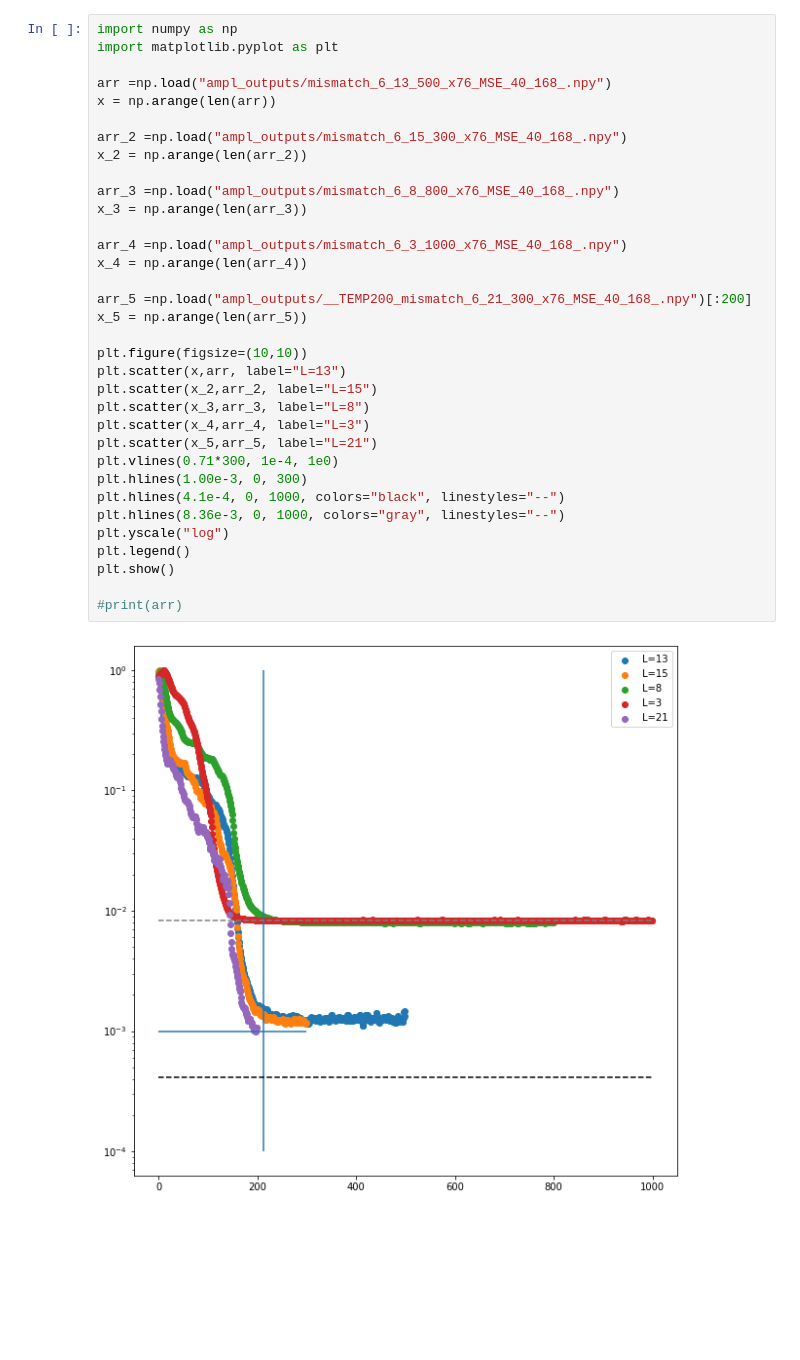
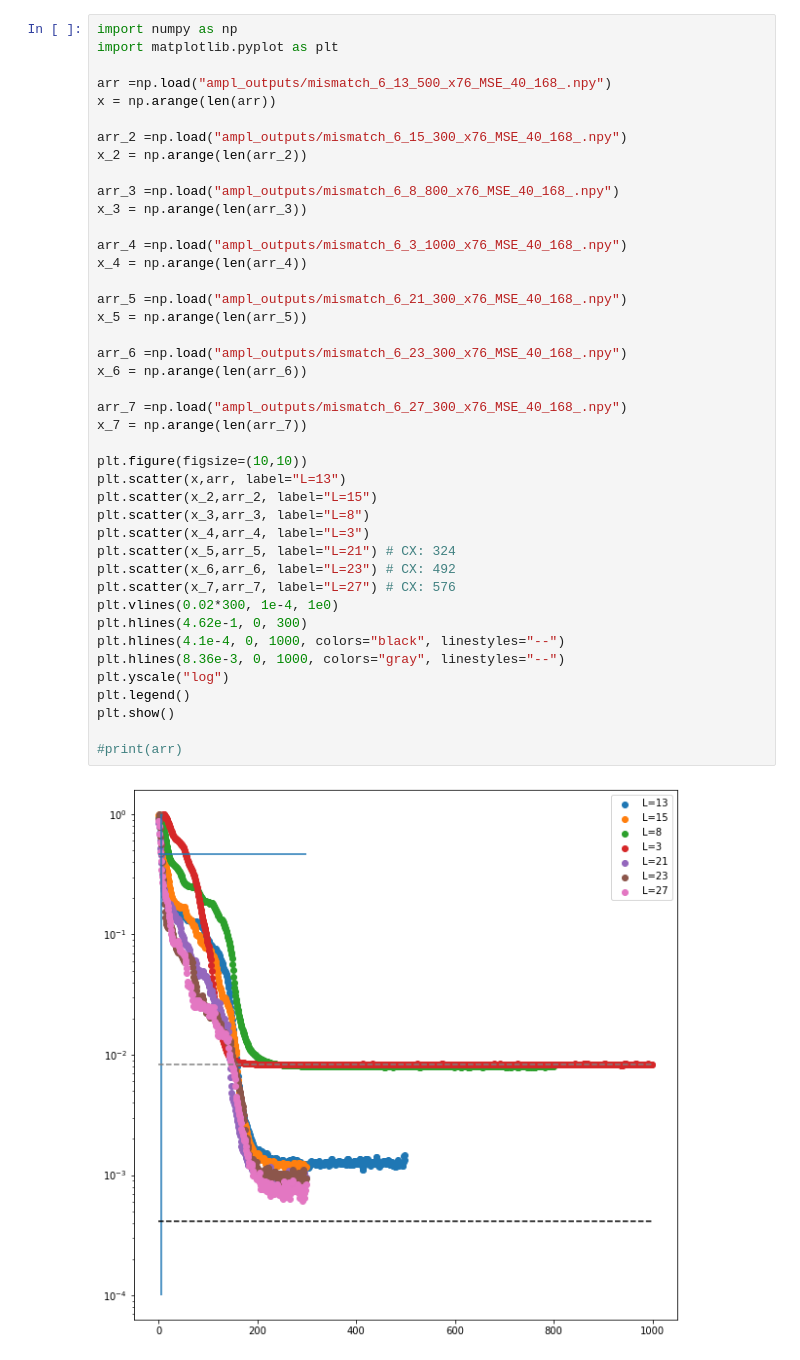
Before and after one commit to david-f-amorim/PQC_function_evaluation, a Jupyter notebook: first_steps.ipynb, the cells around one changed output. Saved outputs shown, nothing was run; the diff lists cells and outputs as text; blank space fills up the shorter version.

Commit message:
ampl encoding trials

```diff
--- a/first_steps.ipynb
+++ b/first_steps.ipynb
@@ -2,35 +2,43 @@
 import numpy as np
 import matplotlib.pyplot as plt
 
 arr =np.load("ampl_outputs/mismatch_6_13_500_x76_MSE_40_168_.npy")
 x = np.arange(len(arr))
 
 arr_2 =np.load("ampl_outputs/mismatch_6_15_300_x76_MSE_40_168_.npy")
 x_2 = np.arange(len(arr_2))
 
 arr_3 =np.load("ampl_outputs/mismatch_6_8_800_x76_MSE_40_168_.npy")
 x_3 = np.arange(len(arr_3))
 
 arr_4 =np.load("ampl_outputs/mismatch_6_3_1000_x76_MSE_40_168_.npy")
 x_4 = np.arange(len(arr_4))
 
-arr_5 =np.load("ampl_outputs/__TEMP200_mismatch_6_21_300_x76_MSE_40_168_.npy")[:200]
+arr_5 =np.load("ampl_outputs/mismatch_6_21_300_x76_MSE_40_168_.npy")
 x_5 = np.arange(len(arr_5))
+
+arr_6 =np.load("ampl_outputs/mismatch_6_23_300_x76_MSE_40_168_.npy")
+x_6 = np.arange(len(arr_6))
+
+arr_7 =np.load("ampl_outputs/mismatch_6_27_300_x76_MSE_40_168_.npy")
+x_7 = np.arange(len(arr_7))
 
 plt.figure(figsize=(10,10))
 plt.scatter(x,arr, label="L=13")
 plt.scatter(x_2,arr_2, label="L=15")
 plt.scatter(x_3,arr_3, label="L=8")
 plt.scatter(x_4,arr_4, label="L=3")
-plt.scatter(x_5,arr_5, label="L=21")
-plt.vlines(0.71*300, 1e-4, 1e0)
-plt.hlines(1.00e-3, 0, 300)
+plt.scatter(x_5,arr_5, label="L=21") # CX: 324
+plt.scatter(x_6,arr_6, label="L=23") # CX: 492
+plt.scatter(x_7,arr_7, label="L=27") # CX: 576
+plt.vlines(0.02*300, 1e-4, 1e0)
+plt.hlines(4.62e-1, 0, 300)
 plt.hlines(4.1e-4, 0, 1000, colors="black", linestyles="--")
 plt.hlines(8.36e-3, 0, 1000, colors="gray", linestyles="--")
 plt.yscale("log")
 plt.legend()
 plt.show()
 
 #print(arr)
 # %% [output]
-[figure, old version]
+[figure, new version]
```
Also changed, not shown: 13 other files.
